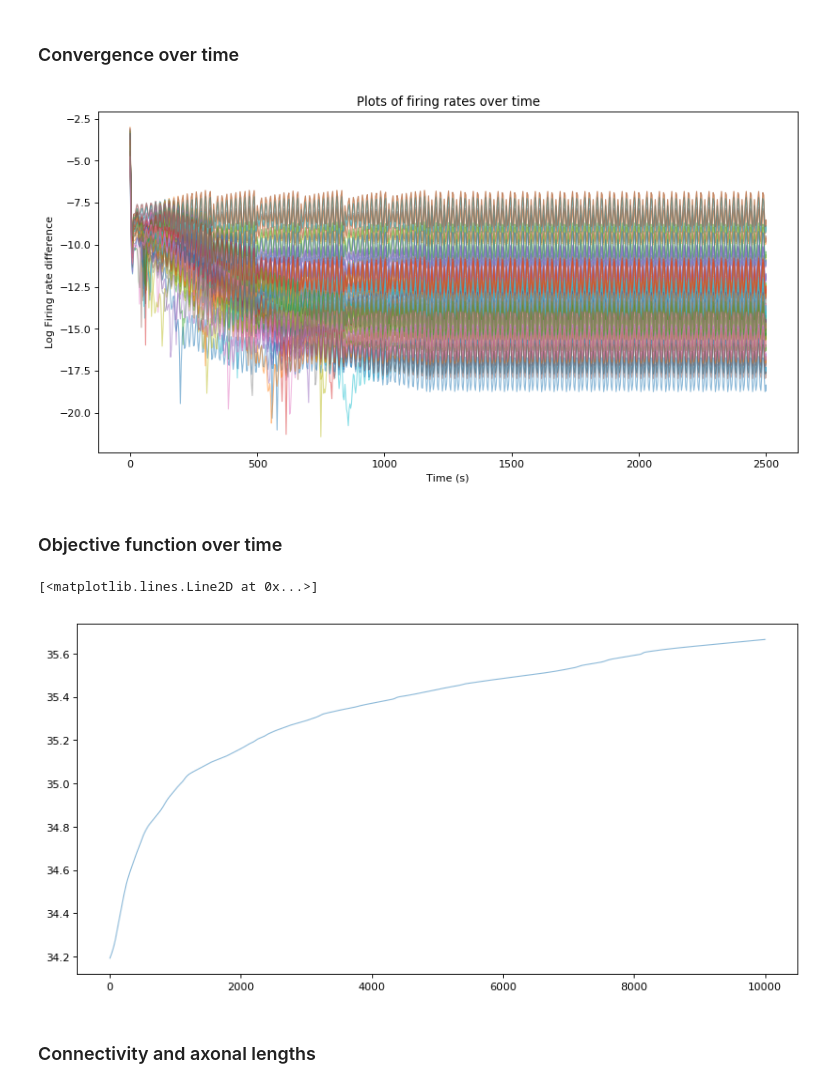
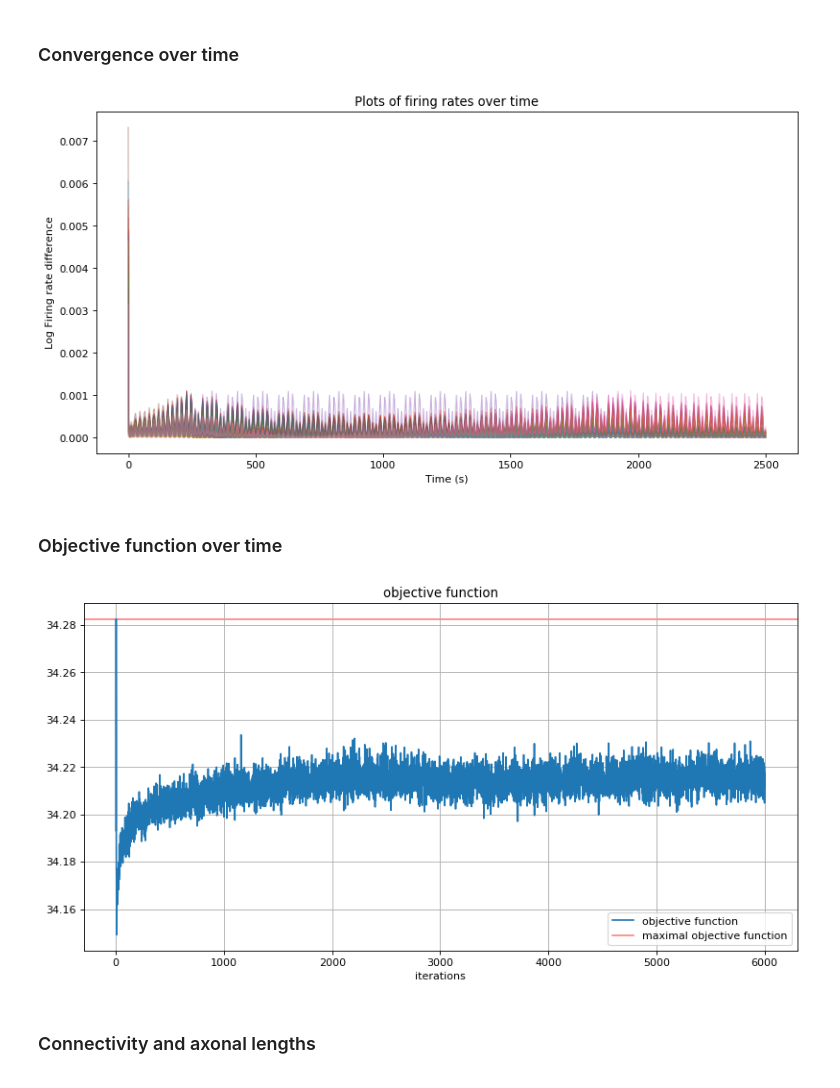
Before and after one commit to parkseo7/ADM-in-Neuronal-Population, a Jupyter notebook: script_matlabData.ipynb, the cells around one changed output. Saved outputs shown, nothing was run; the diff lists cells and outputs as text; code cells hidden in the pictures.

```diff
--- a/script_matlabData.ipynb
+++ b/script_matlabData.ipynb
@@ -30,7 +30,7 @@ from IPython.display import clear_output
 # Directory + import .mat file as dictionary:
 dir_main = os.getcwd()
 dataFolder = 'ICBM'
-dataName = 'results3.mat'
+dataName = 'results1.mat'
 dirImport = os.path.join(dir_main, 'data', 'arrays', dataFolder, dataName)
 dictMat = sio.loadmat(dirImport)
 
@@ -39,6 +39,7 @@ N = dictMat['N'][0,0]
 r0 = np.reshape(dictMat['r0'], -1)
 v0 = dictMat['v0'][0,0]
 kappa = dictMat['kappa'][0,0]
+gamma = dictMat['gamma']
 
 W = dictMat['W']
 pos = dictMat['pos']
@@ -156,7 +161,7 @@ ms1 = 30
 # %%
 fig, ax = plt.subplots(1, figsize=(12,6), dpi=80)
 
-ax.plot(sol_t, np.log(np.abs(sol_y.T - rE)), lw=1.0, alpha=0.5, zorder=1)
+ax.plot(sol_t, np.log(1 + np.abs(sol_y.T - rE)), lw=1.0, alpha=0.5, zorder=1)
 # ax.scatter(rE_x, rE, marker='x', zorder=2) # Mark the equilibrium points with 'x's
 
 if isLabels:
@@ -164,16 +169,20 @@ if isLabels:
     ax.set_xlabel('Time (s)')
     ax.set_ylabel('Log Firing rate difference')
 # %% [output]
-[figure, old version]
+[figure, new version]
 # %% [markdown]
 ### Objective function over time
 # %%
 fig, ax = plt.subplots(1, figsize=(12,6), dpi=80)
 
-ax.plot(iters, objective, lw=1.0, alpha=0.5, zorder=1)
+ax.plot(iters, objective, lw=1.5, alpha=1.0, label='objective function', zorder=2)
+ax.axhline(np.max(objective), color='red', alpha=0.5, label='maximal objective function', zorder=0)
+ax.set_title('objective function')
+ax.set_xlabel('iterations')
+ax.legend()
+ax.grid(True, zorder=0)
 # %% [output]
-[<matplotlib.lines.Line2D at 0x...>]
-[figure, old version]
+[figure, new version]
 # %% [markdown]
 ### Connectivity and axonal lengths
 # %%
```
Also changed, not shown: parts of 6 cells of this notebook, 4 other files.
